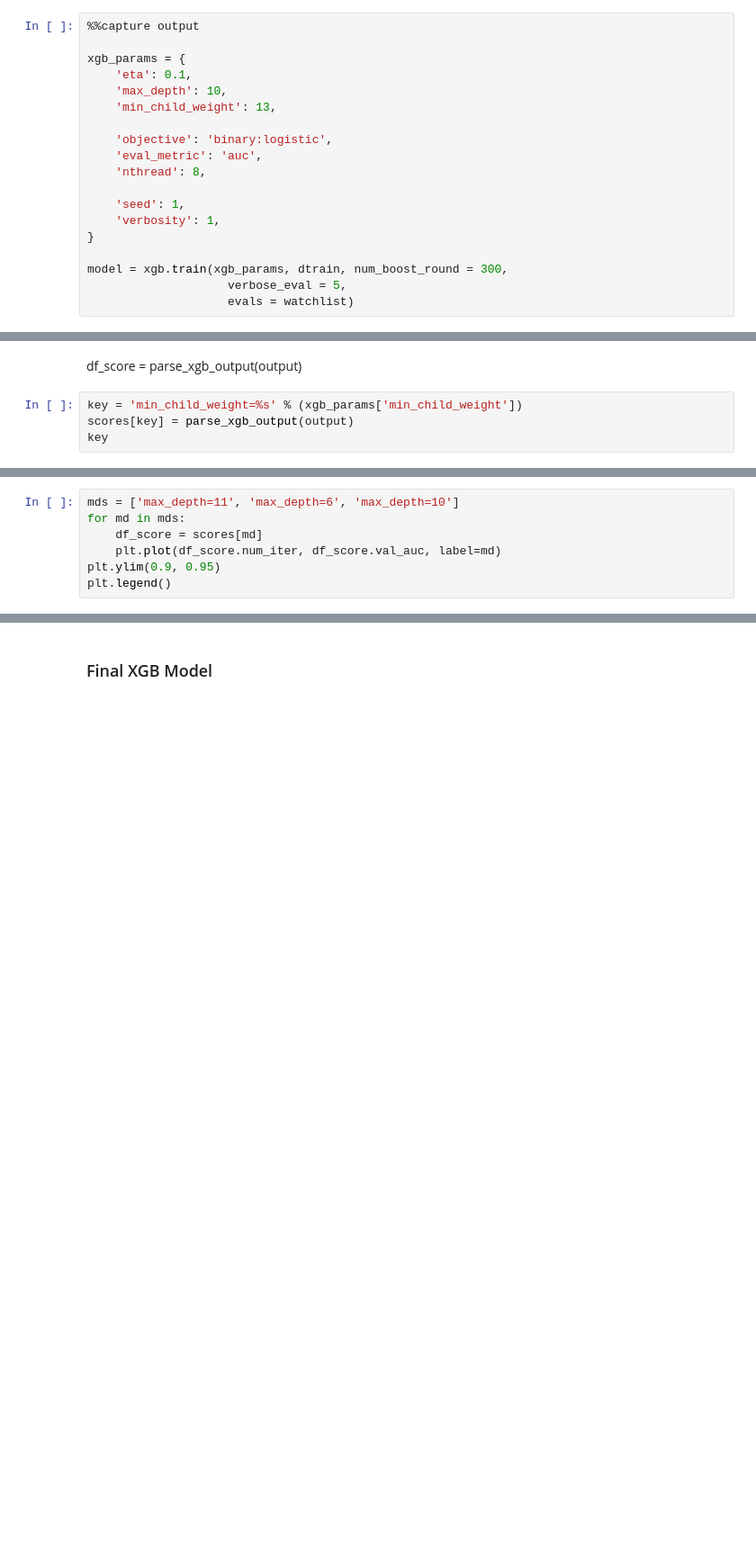
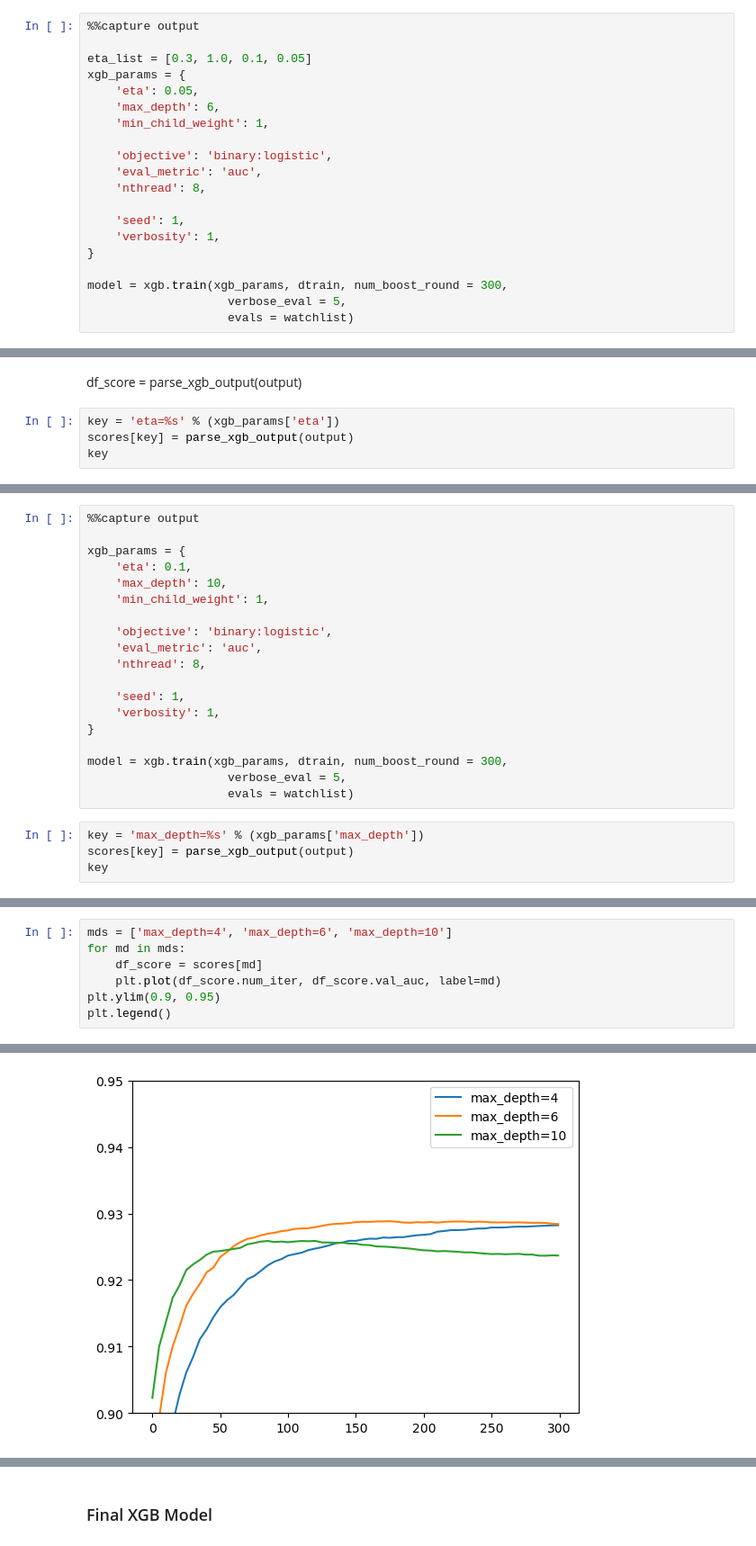
Before and after one commit to Shubh18s/high-income-earner-prediction, a Jupyter notebook: notebook.ipynb, the cells around one changed output, grey strips where cells are left out. Shown at 90% size. Drawn from its saved outputs; the diff is of its cells as text; blank space fills up the shorter version.

```diff
--- a/notebook.ipynb
+++ b/notebook.ipynb
@@ -1574,10 +1646,11 @@ Error:
 # %%
 %%capture output
 
+eta_list = [0.3, 1.0, 0.1, 0.05]
 xgb_params = {
-    'eta': 0.1,
-    'max_depth': 10,
-    'min_child_weight': 13,
+    'eta': 0.05,
+    'max_depth': 6,
+    'min_child_weight': 1,
 
     'objective': 'binary:logistic',
     'eval_metric': 'auc',
@@ -1595,7 +1666,7 @@ Error:
 # %% [markdown]
 df_score = parse_xgb_output(output)
 # %%
-key = 'min_child_weight=%s' % (xgb_params['min_child_weight'])
+key = 'eta=%s' % (xgb_params['eta'])
 scores[key] = parse_xgb_output(output)
 key
 # %% [output]
@@ -1618,0 +1685,23 @@ Error:
+# %%
+%%capture output
+
+xgb_params = {
+    'eta': 0.1,
+    'max_depth': 10,
+    'min_child_weight': 1,
+
+    'objective': 'binary:logistic',
+    'eval_metric': 'auc',
+    'nthread': 8,
+
+    'seed': 1,
+    'verbosity': 1,
+}
+
+model = xgb.train(xgb_params, dtrain, num_boost_round = 300,
+                    verbose_eval = 5,
+                    evals = watchlist)
+# %%
+key = 'max_depth=%s' % (xgb_params['max_depth'])
+scores[key] = parse_xgb_output(output)
+key
@@ -1619,5 +1710,5 @@ Error:
 # %%
-mds = ['max_depth=11', 'max_depth=6', 'max_depth=10']
+mds = ['max_depth=4', 'max_depth=6', 'max_depth=10']
 for md in mds:
     df_score = scores[md]
     plt.plot(df_score.num_iter, df_score.val_auc, label=md)
@@ -1627,0 +1719 @@ Error:
+[figure, added]
```
Also changed, not shown: parts of 69 cells of this notebook, 9 other files.
